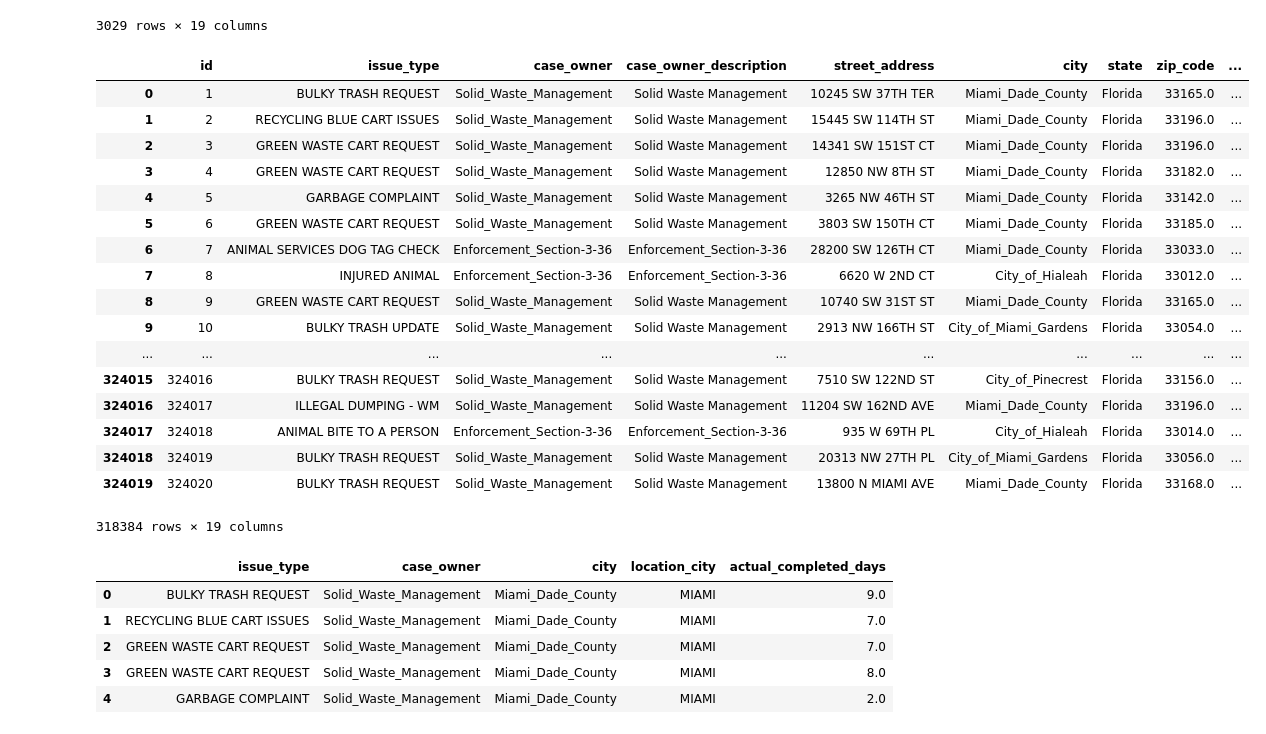
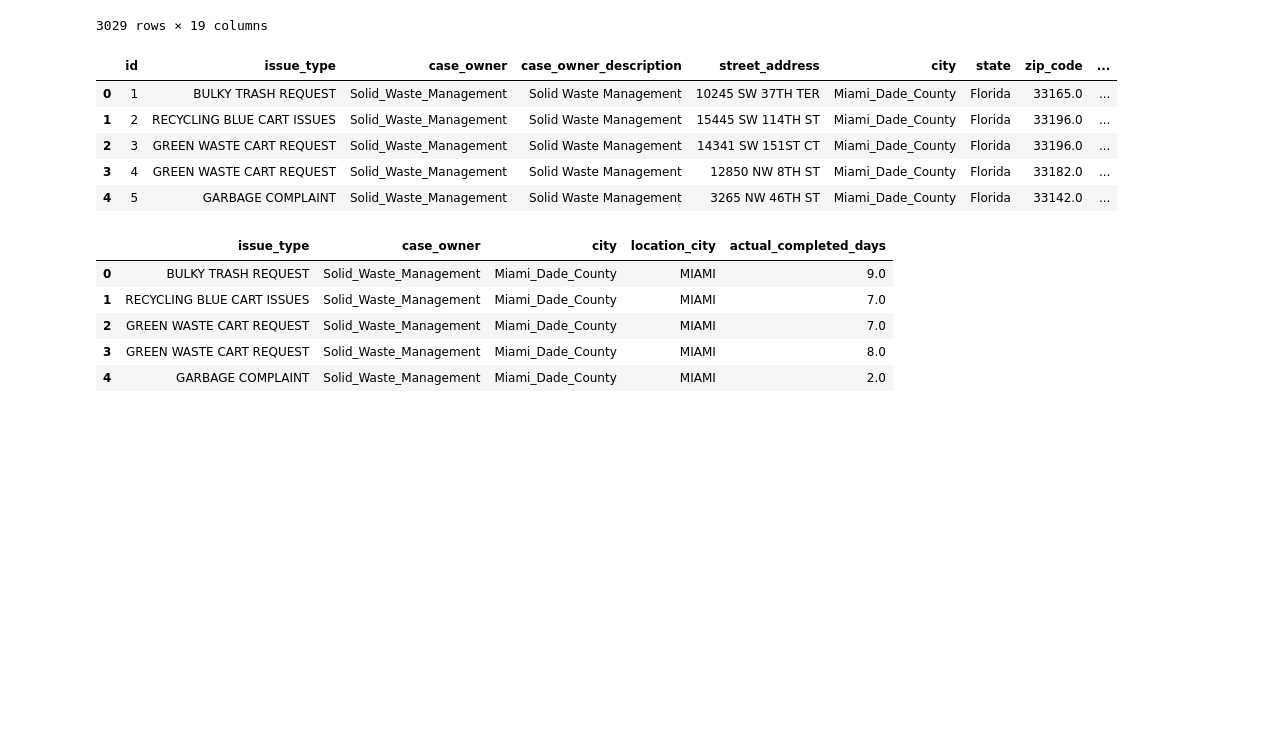
Before and after one commit to Gan001/dataviz-project-two, a Jupyter notebook: Efficiency_calc.ipynb, the cells around one changed output. Cells and saved outputs as stored; diff of their text form; code cells hidden in the pictures; blank space fills up the shorter version.

```diff
--- a/Efficiency_calc.ipynb
+++ b/Efficiency_calc.ipynb
@@ -36,26 +44,14 @@ service_df.loc[(service_df['ticket_status']!='CLOSED') & (service_df['ticket_sta
 # %%
 #find completed tickets and non negative completed days
 service_closed = service_df.loc[(service_df['ticket_status'] == 'CLOSED') & (service_df['actual_completed_days'] >= 0)]
-service_closed
+service_closed.head()
 # %% [output]
 |  | id | issue_type | case_owner | case_owner_description | street_address | city | state | zip_code | ... |
 | 0 | 1 | BULKY TRASH REQUEST | Solid_Waste_Management | Solid Waste Management | 10245 SW 37TH TER | Miami_Dade_County | Florida | 33165.0 | ... |
 | 1 | 2 | RECYCLING BLUE CART ISSUES | Solid_Waste_Management | Solid Waste Management | 15445 SW 114TH ST | Miami_Dade_County | Florida | 33196.0 | ... |
 | 2 | 3 | GREEN WASTE CART REQUEST | Solid_Waste_Management | Solid Waste Management | 14341 SW 151ST CT | Miami_Dade_County | Florida | 33196.0 | ... |
 | 3 | 4 | GREEN WASTE CART REQUEST | Solid_Waste_Management | Solid Waste Management | 12850 NW 8TH ST | Miami_Dade_County | Florida | 33182.0 | ... |
 | 4 | 5 | GARBAGE COMPLAINT | Solid_Waste_Management | Solid Waste Management | 3265 NW 46TH ST | Miami_Dade_County | Florida | 33142.0 | ... |
-| 5 | 6 | GREEN WASTE CART REQUEST | Solid_Waste_Management | Solid Waste Management | 3803 SW 150TH CT | Miami_Dade_County | Florida | 33185.0 | ... |
-| 6 | 7 | ANIMAL SERVICES DOG TAG CHECK | Enforcement_Section-3-36 | Enforcement_Section-3-36 | 28200 SW 126TH CT | Miami_Dade_County | Florida | 33033.0 | ... |
-| 7 | 8 | INJURED ANIMAL | Enforcement_Section-3-36 | Enforcement_Section-3-36 | 6620 W 2ND CT | City_of_Hialeah | Florida | 33012.0 | ... |
-| 8 | 9 | GREEN WASTE CART REQUEST | Solid_Waste_Management | Solid Waste Management | 10740 SW 31ST ST | Miami_Dade_County | Florida | 33165.0 | ... |
-| 9 | 10 | BULKY TRASH UPDATE | Solid_Waste_Management | Solid Waste Management | 2913 NW 166TH ST | City_of_Miami_Gardens | Florida | 33054.0 | ... |
-| ... | ... | ... | ... | ... | ... | ... | ... | ... | ... |
-| 324015 | 324016 | BULKY TRASH REQUEST | Solid_Waste_Management | Solid Waste Management | 7510 SW 122ND ST | City_of_Pinecrest | Florida | 33156.0 | ... |
-| 324016 | 324017 | ILLEGAL DUMPING - WM | Solid_Waste_Management | Solid Waste Management | 11204 SW 162ND AVE | Miami_Dade_County | Florida | 33196.0 | ... |
-| 324017 | 324018 | ANIMAL BITE TO A PERSON | Enforcement_Section-3-36 | Enforcement_Section-3-36 | 935 W 69TH PL | City_of_Hialeah | Florida | 33014.0 | ... |
-| 324018 | 324019 | BULKY TRASH REQUEST | Solid_Waste_Management | Solid Waste Management | 20313 NW 27TH PL | City_of_Miami_Gardens | Florida | 33056.0 | ... |
-| 324019 | 324020 | BULKY TRASH REQUEST | Solid_Waste_Management | Solid Waste Management | 13800 N MIAMI AVE | Miami_Dade_County | Florida | 33168.0 | ... |
-318384 rows × 19 columns
 # %%
 service_drop =service_closed[['issue_type', 'case_owner','city','location_city','actual_completed_days']]
 service_drop.head()
```
Also changed, not shown: parts of 26 cells of this notebook.
